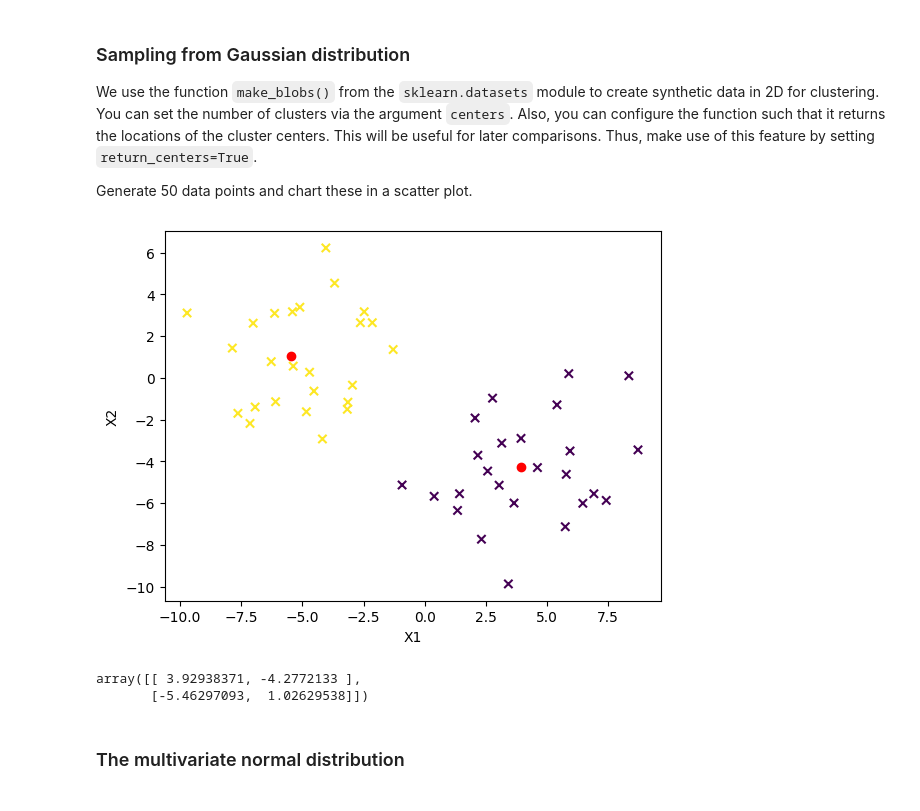
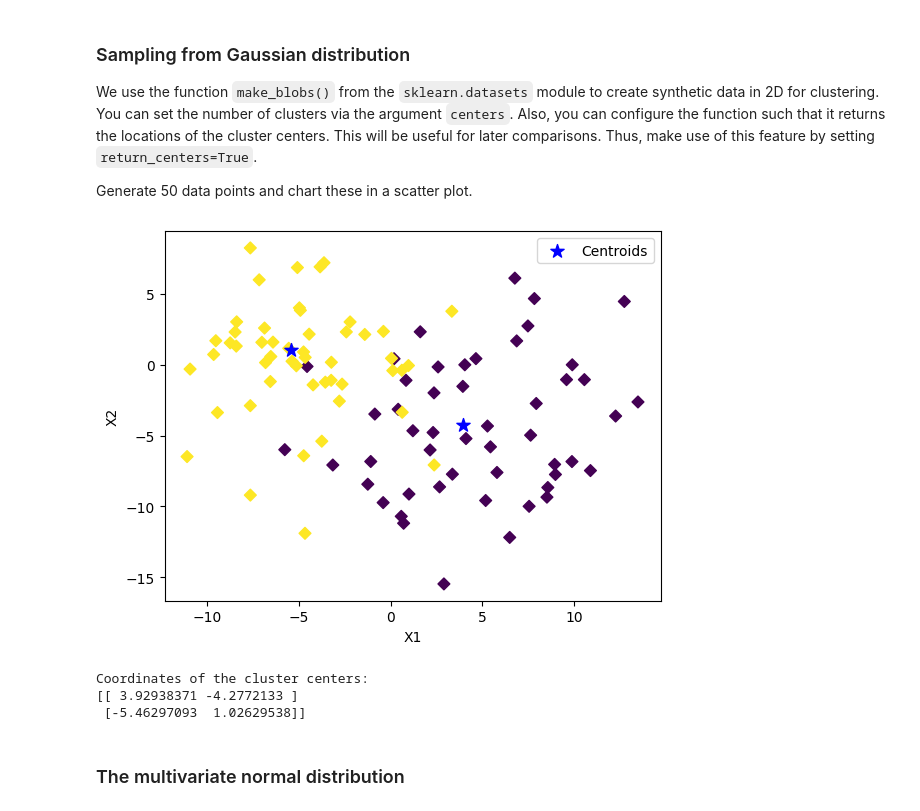
Before and after one commit to Humboldt-WI/IPML, a Jupyter notebook: tutorial_notebooks/t5_clustering_solution.ipynb, the cells around one changed output. Cells and saved outputs as stored; diff of their text form; code cells hidden in the pictures.

Commit message:
Prepare 2nd Cluster tutorial

```diff
--- a/tutorial_notebooks/t5_clustering_solutions.ipynb
+++ b/tutorial_notebooks/t5_clustering_solution.ipynb
@@ -15,26 +17,26 @@ Generate 50 data points and chart these in a scatter plot.
 # %%
 from sklearn.datasets import make_blobs
 # Generate the data
-X, cluster_assignment, centers = make_blobs(n_samples=50,
+X, cluster_assignment, centers = make_blobs(n_samples=100,
                                             n_features=2,
                                             centers=2,
-                                            cluster_std=2,
+                                            cluster_std=4,
                                             return_centers=True,
                                             random_state=123)
 # Plot the data
-plt.scatter(x=X[:,0], y=X[:,1], c=cluster_assignment, marker='x')
-plt.scatter(x=centers[:,0], y=centers[:,1], c='red')
+plt.scatter(x=X[:,0], y=X[:,1], c=cluster_assignment, marker='D')
+plt.scatter(x=centers[:,0], y=centers[:,1], c='blue', marker='*', s=100, label='Centroids')
 plt.xlabel('X1')
 plt.ylabel('X2')
+plt.legend(loc='best')
 plt.show()
-#X[:,0].shape
+print('Coordinates of the cluster centers:')
+print(centers)
 # %% [output]
-[figure, old version]
+[figure, new version]
+Coordinates of the cluster centers:
+[[ 3.92938371 -4.2772133 ]
+ [-5.46297093  1.02629538]]
-# %%
-centers
-# %% [output]
-array([[ 3.92938371, -4.2772133 ],
-       [-5.46297093,  1.02629538]])
 # %% [markdown]
 ### The multivariate normal distribution
 # %% [markdown]
```
Also changed, not shown: parts of 19 cells of this notebook, 1 other file.
